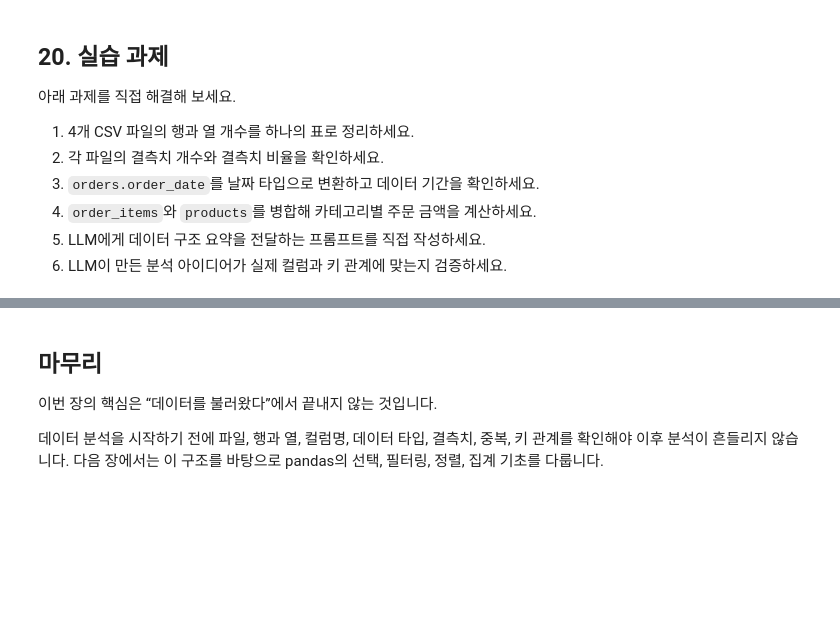
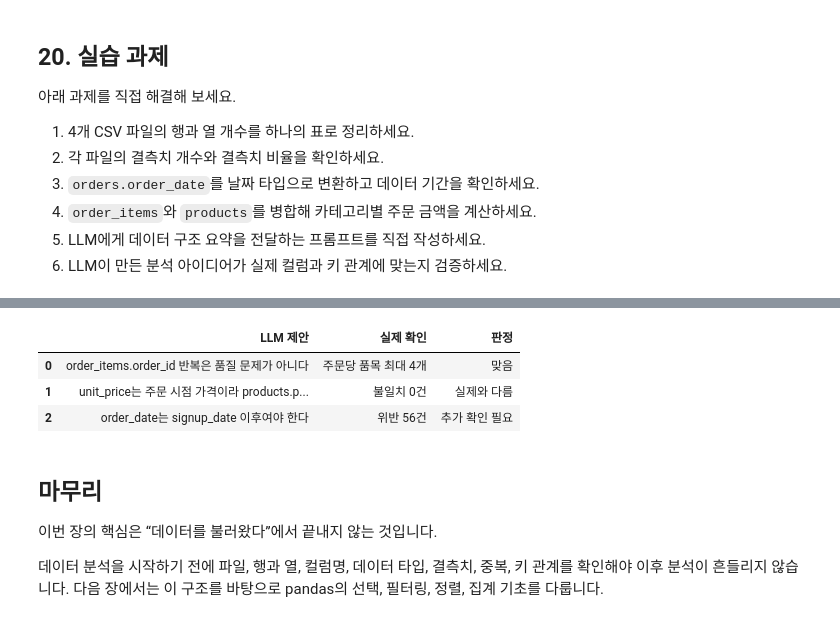
Before and after one commit to rotcev40/llm-data-analysis-study, a Jupyter notebook: chapter03/chapter03.ipynb, the cells around one changed output, grey strips where cells are left out. Cells and saved outputs as stored; diff of their text form; code cells hidden in the pictures; blank space fills up the shorter version.

```diff
--- a/chapter03/chapter03.ipynb
+++ b/chapter03/chapter03.ipynb
@@ -1100,3 +1190,34 @@ LLM은 구조 요약만 받았을 뿐 실제 값을 보지 못했다. 답변에
+# %%
+# 6. LLM이 만든 분석 아이디어가 실제 컬럼과 키 관계에 맞는지 검증
+merged_items = order_items.merge(products, on="product_id")
+orders_with_signup = orders.merge(
+    customers[["customer_id", "signup_date"]], on="customer_id"
+).assign(signup_date=lambda d: pd.to_datetime(d["signup_date"]))
+
+task6_validation = pd.DataFrame([
+    {
+        "LLM 제안": "order_items.order_id 반복은 품질 문제가 아니다",
+        "실제 확인": f"주문당 품목 최대 {order_items.groupby('order_id').size().max()}개",
+        "판정": "맞음",
+    },
+    {
+        "LLM 제안": "unit_price는 주문 시점 가격이라 products.price와 다를 수 있다",
+        "실제 확인": f"불일치 {(merged_items['unit_price'] != merged_items['price']).sum()}건",
+        "판정": "실제와 다름",
+    },
+    {
+        "LLM 제안": "order_date는 signup_date 이후여야 한다",
+        "실제 확인": f"위반 {(orders_with_signup['order_date'] < orders_with_signup['signup_date']).sum()}건",
+        "판정": "추가 확인 필요",
+    },
+])
+
+task6_validation
+# %% [output]
+|  | LLM 제안 | 실제 확인 | 판정 |
+| 0 | order_items.order_id 반복은 품질 문제가 아니다 | 주문당 품목 최대 4개 | 맞음 |
+| 1 | unit_price는 주문 시점 가격이라 products.p... | 불일치 0건 | 실제와 다름 |
+| 2 | order_date는 signup_date 이후여야 한다 | 위반 56건 | 추가 확인 필요 |
 # %% [markdown]
 ## 마무리
 
```
Also changed, not shown: parts of 23 cells of this notebook.
